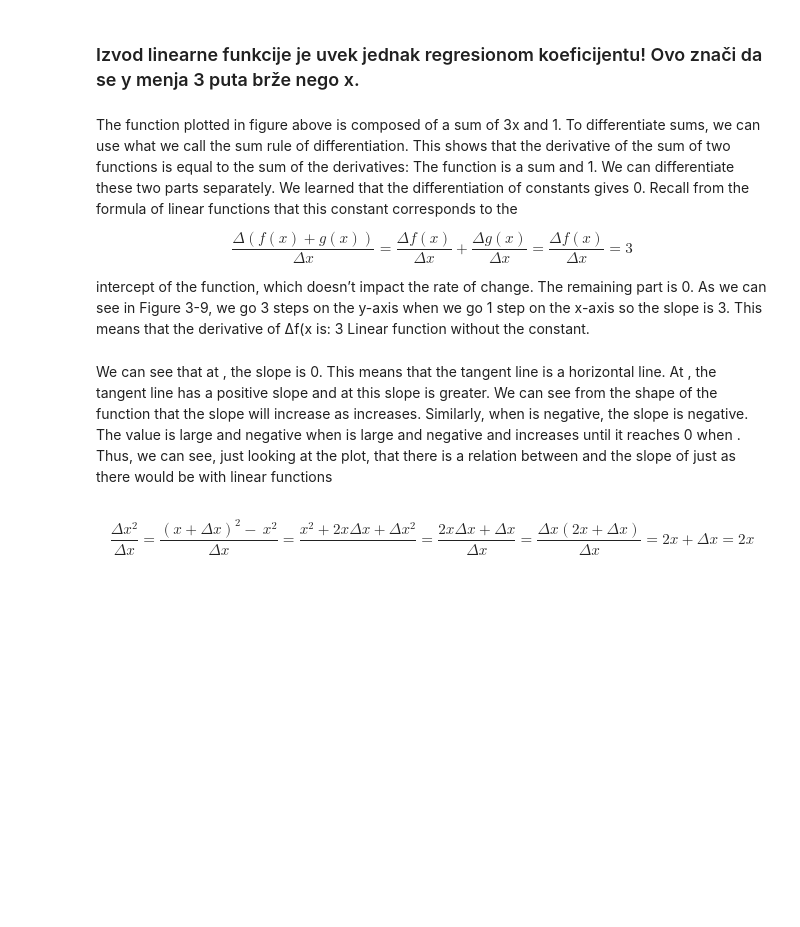
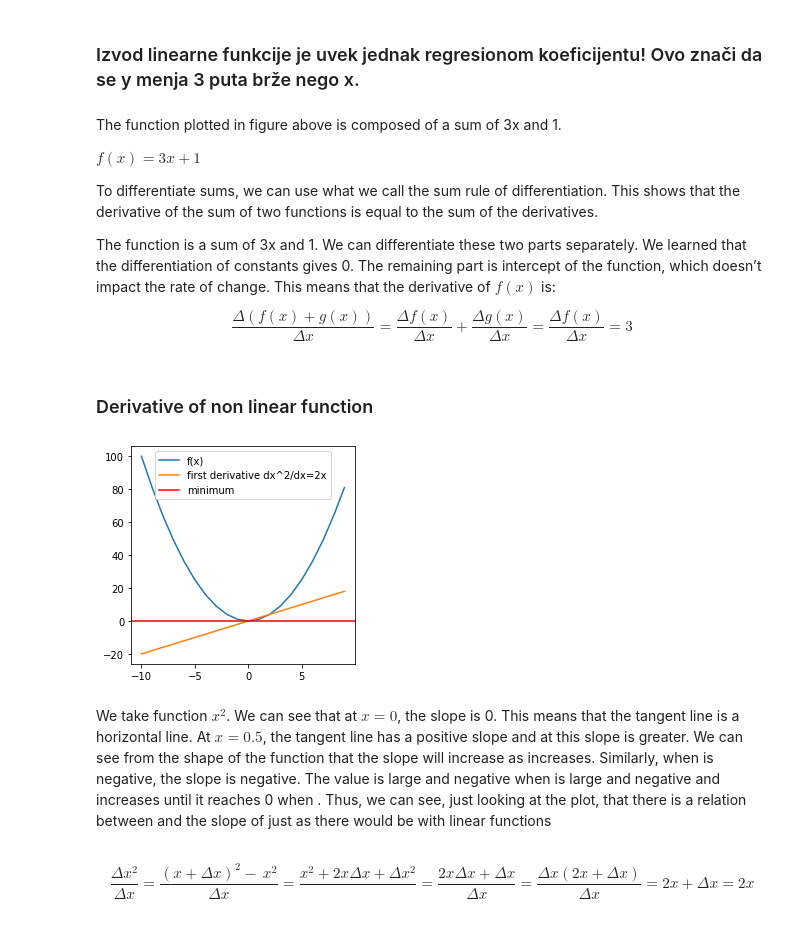
Before and after one commit to Vitomir84/Statistics-and-probability, a Jupyter notebook: Gradient and programming gradient descent.ipynb, the cells around one changed output. Drawn from its saved outputs; the diff is of its cells as text; code cells hidden in the pictures; blank space fills up the shorter version.

```diff
--- a/Gradient and programming gradient descent.ipynb
+++ b/Gradient and programming gradient descent.ipynb
@@ -69,26 +68,41 @@ plt.plot(x, y, c="#2EBCE7");
 ### Izvod linearne funkcije je uvek jednak regresionom koeficijentu! Ovo znači da se y menja 3 puta brže nego x.
 # %% [markdown]
 The function plotted in figure above is composed of a sum of 3x
-and 1. To differentiate sums, we can use what we call the sum rule of
+and 1.
+
+$
+f(x) = 3x + 1
+$
+
+To differentiate sums, we can use what we call the sum rule of
 differentiation. This shows that the derivative of the sum of two functions is
-equal to the sum of the derivatives:
-The function is a sum and 1. We can differentiate these two
-parts separately. We learned that the differentiation of constants gives 0. Recall
-from the formula of linear functions that this constant corresponds to the
+equal to the sum of the derivatives.
+
+The function is a sum of 3x and 1. We can differentiate these two
+parts separately. We learned that the differentiation of constants gives 0. The remaining
+part is intercept of the function, which doesn’t impact the rate of change. This means that the derivative of $f(x)$ is:
 
 
 $$
 \frac{\Delta{(f(x)+g(x))}}{\Delta{x}} =\frac{\Delta{f(x)}}{\Delta{x}} + \frac{\Delta{g(x)}}{\Delta{x}} = \frac{\Delta{f(x)}}{\Delta{x}} = 3
 $$
-
-intercept of the function, which doesn’t impact the rate of change. The remaining
-part is 0. As we can see in Figure 3-9, we go 3 steps on the y-axis when we go
-1 step on the x-axis so the slope is 3. This means that the derivative of Δf(x is: 3
-Linear function without the constant.
+# %% [markdown]
+### Derivative of non linear function
+# %%
+import numpy as np
+import matplotlib.pyplot as plt
+x = np.arange(-10,10,1)
+plt.figure(figsize=(4,4))
+plt.plot(x, x**2, label='f(x)')
+plt.plot(x, 2*x, label='first derivative dx^2/dx=2x')
+plt.axhline(0, c='r', label = 'minimum')
+plt.legend();
+# %% [output]
+[figure, added]
 # %% [markdown]
-We can see that at , the slope is 0. This means that the tangent line is a
+We take function $x^2$. We can see that at $x=0$, the slope is 0. This means that the tangent line is a
 horizontal line.
-At , the tangent line has a positive slope and at this slope is
+At $x=0.5$, the tangent line has a positive slope and at this slope is
 greater. We can see from the shape of the function that the slope will increase as
 increases. Similarly, when is negative, the slope is negative. The value is
 large and negative when is large and negative and increases until it reaches 0
```
Also changed, not shown: parts of 5 cells of this notebook.
